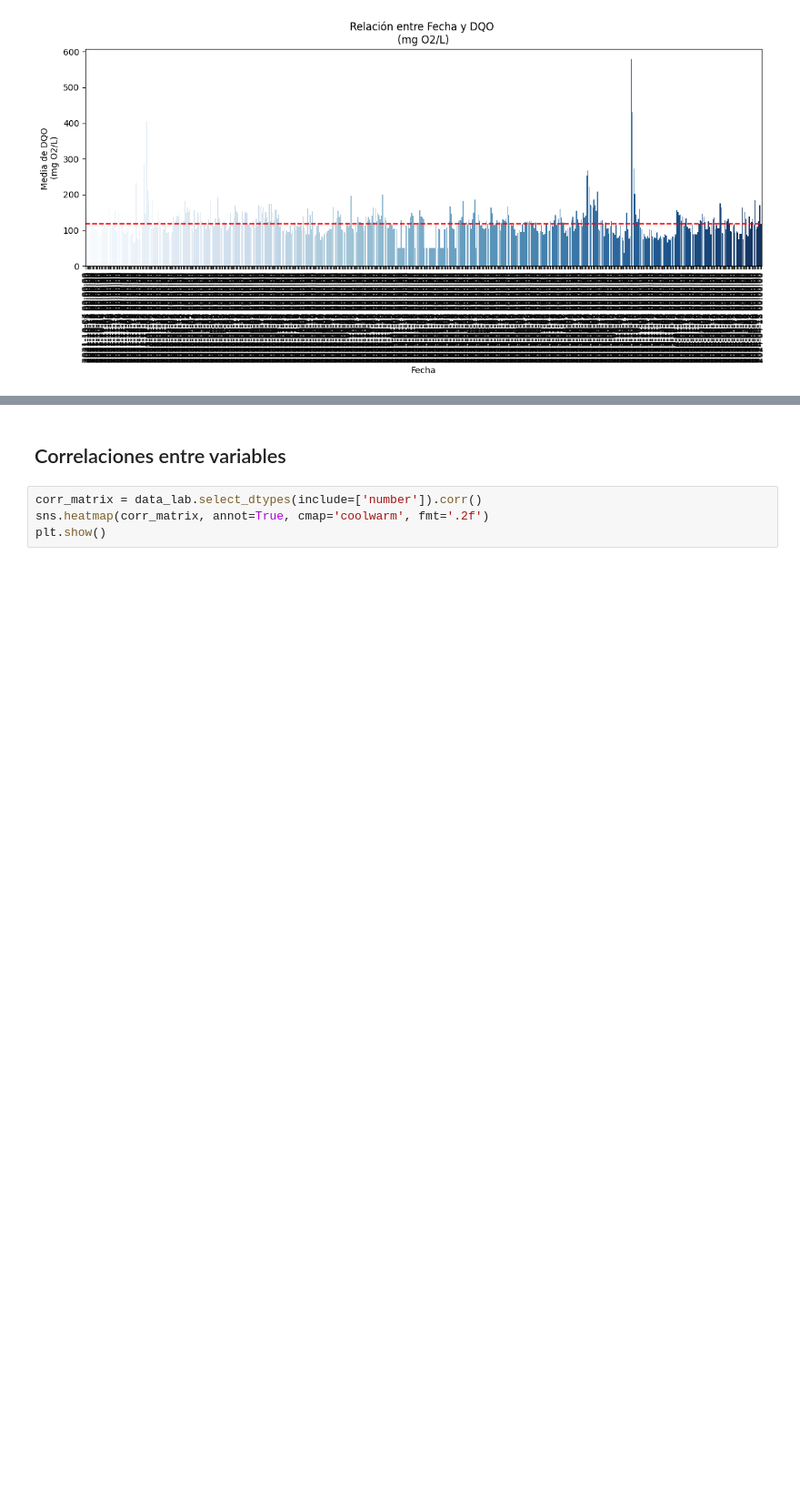
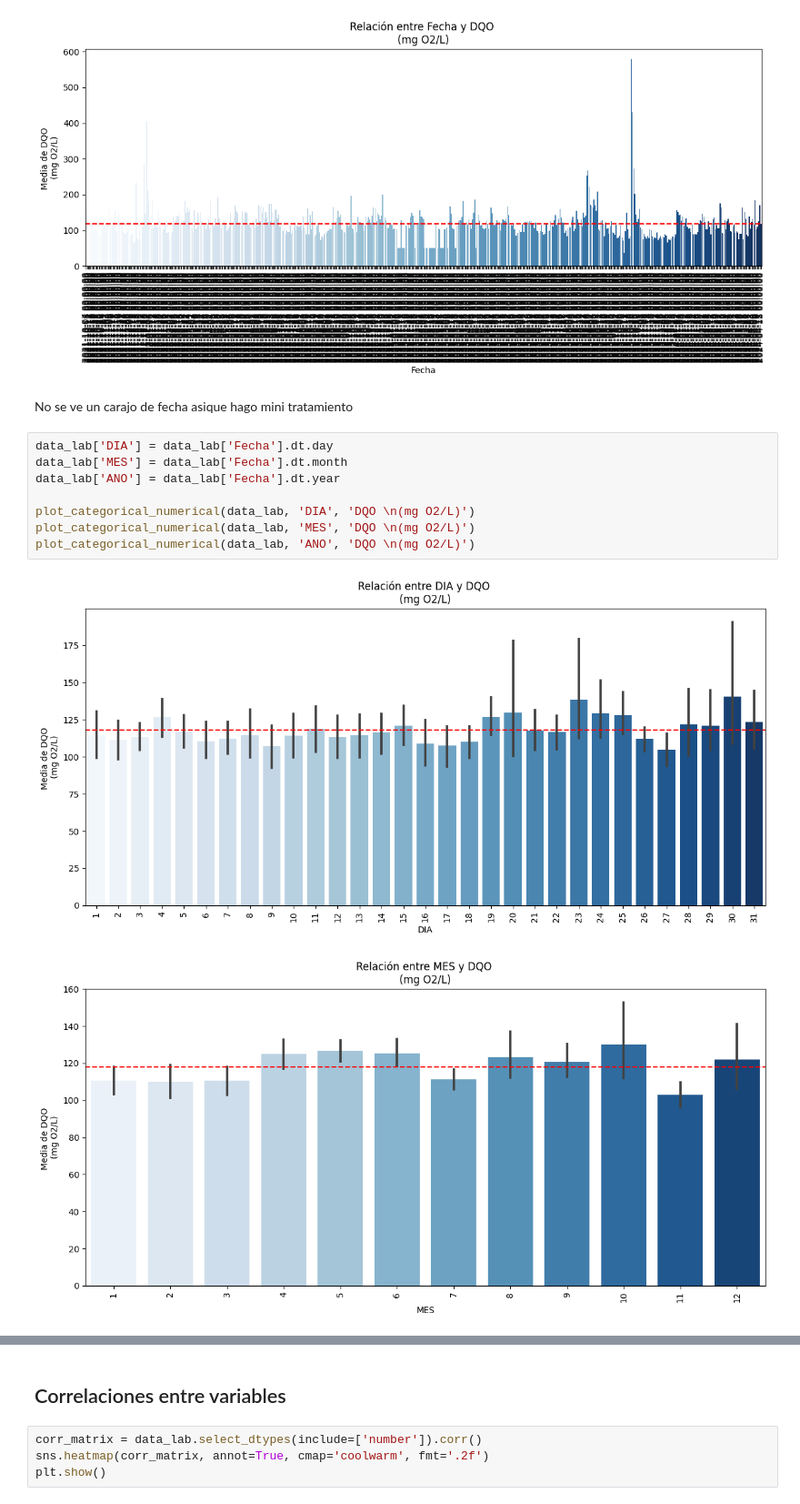
Before and after one commit to tetenogues/data_barbies_y_guille, a Jupyter notebook: first-nb.ipynb, the cells around one changed output, grey strips where cells are left out. Shown at 91% size. Saved outputs shown, nothing was run; the diff lists cells and outputs as text; blank space fills up the shorter version.

```diff
--- a/first-nb.ipynb
+++ b/first-nb.ipynb
@@ -198,3 +198,16 @@ plot_categorical_numerical(data_lab, 'Fecha', 'DQO \n(mg O2/L)')
 # %% [output]
 [figure]
 [figure]
+# %% [markdown]
+No se ve un carajo de fecha asique hago mini tratamiento
+# %%
+data_lab['DIA'] = data_lab['Fecha'].dt.day
+data_lab['MES'] = data_lab['Fecha'].dt.month
+data_lab['ANO'] = data_lab['Fecha'].dt.year
+
+plot_categorical_numerical(data_lab, 'DIA', 'DQO \n(mg O2/L)')
+plot_categorical_numerical(data_lab, 'MES', 'DQO \n(mg O2/L)')
+plot_categorical_numerical(data_lab, 'ANO', 'DQO \n(mg O2/L)')
+# %% [output]
+[figure, added]
+[figure, added]
```
Also changed, not shown: parts of 2 cells of this notebook.
